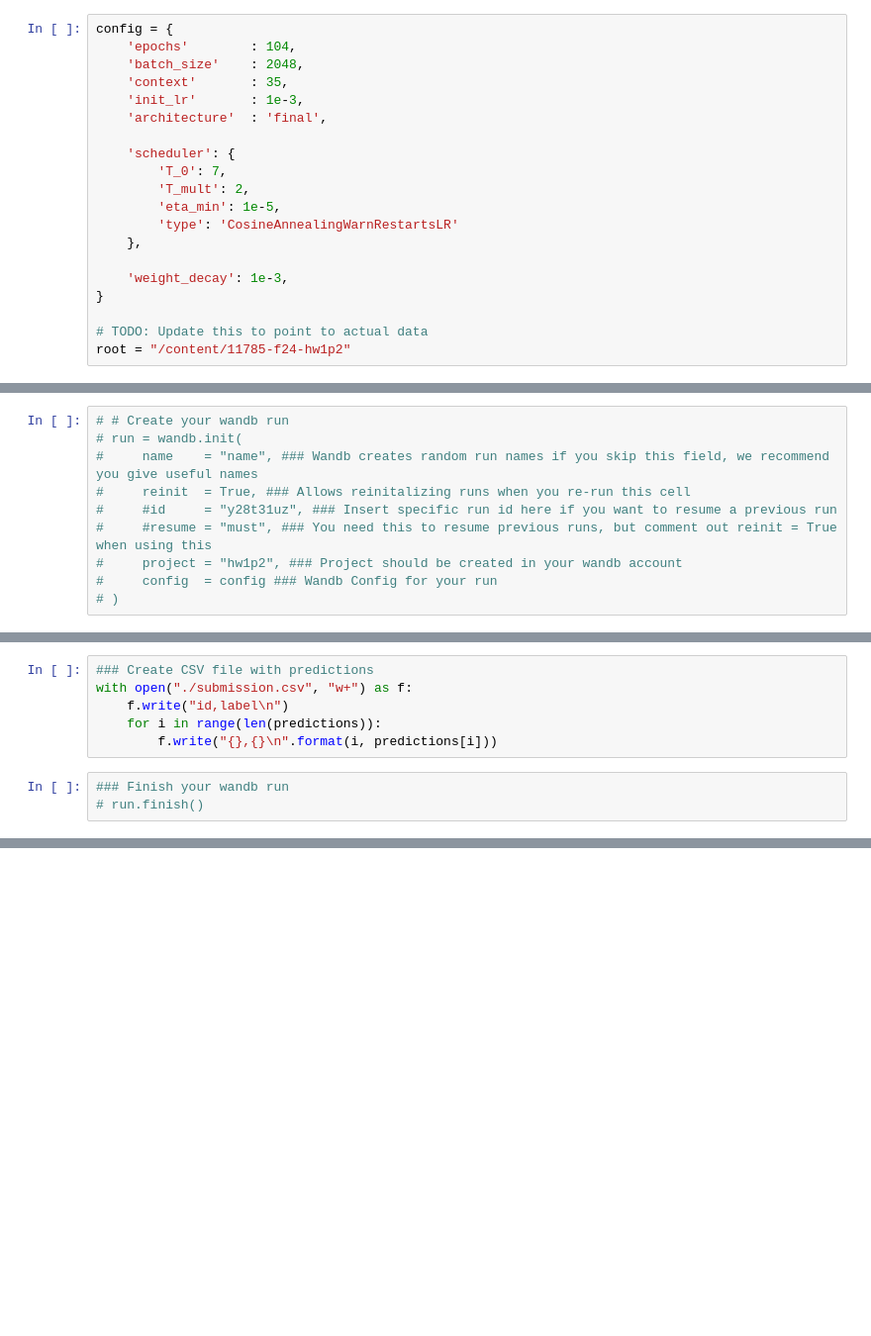
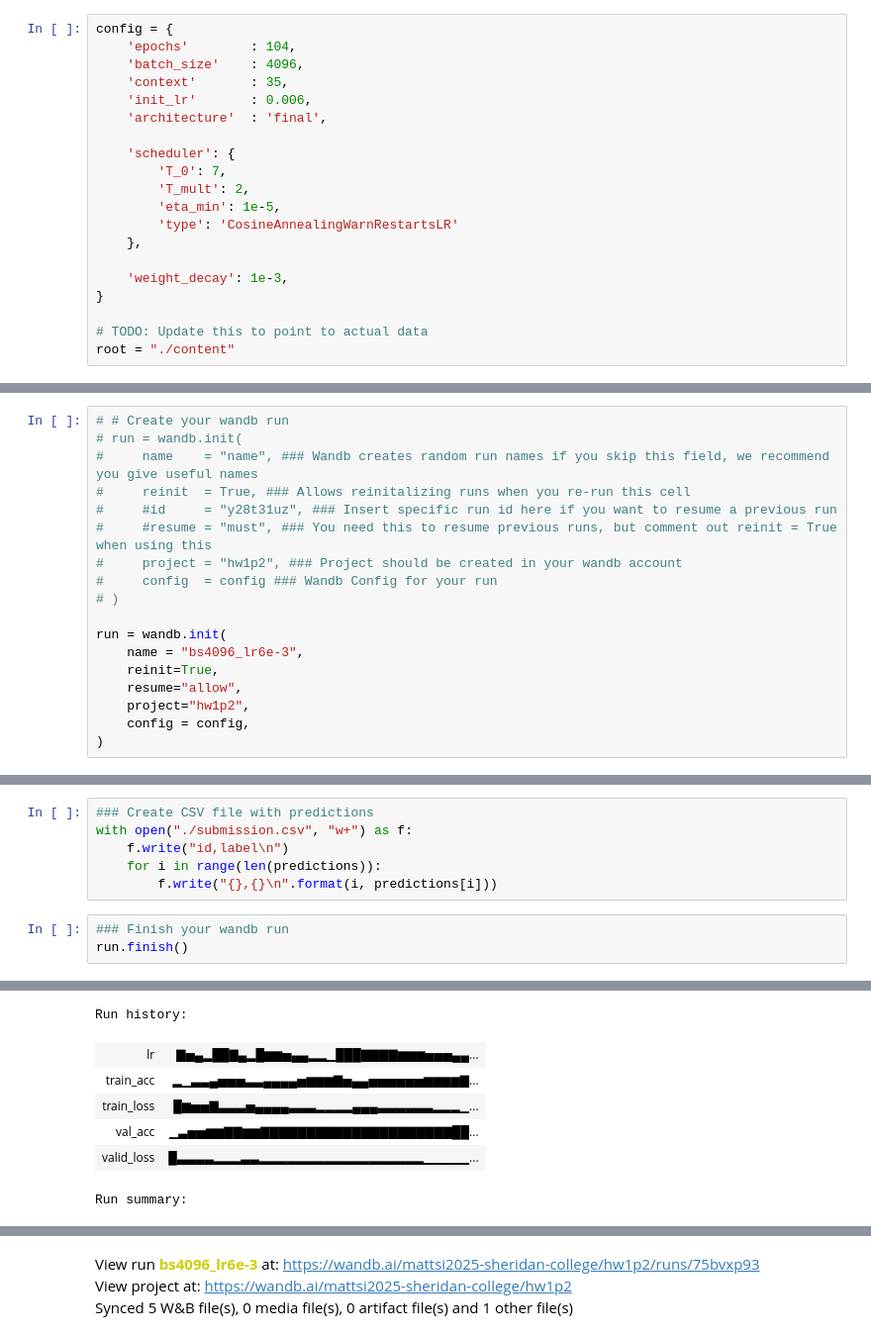
Before and after one commit to MattSi/IDL_F24, a Jupyter notebook: HW1/P2/HW1P2_Todo.ipynb, the cells around one changed output, grey strips where cells are left out. Shown at 99% size. Saved outputs shown, nothing was run; the diff lists cells and outputs as text; blank space fills up the shorter version.

Commit message:
add training process

```diff
--- a/HW1/P2/HW1P2_Todo.ipynb
+++ b/HW1/P2/HW1P2_Todo.ipynb
@@ -200,9 +185,9 @@ Storing your parameters and hyperparameters in a single configuration dictionary
 # %%
 config = {
     'epochs'        : 104,
-    'batch_size'    : 2048,
+    'batch_size'    : 4096,
     'context'       : 35,
-    'init_lr'       : 1e-3,
+    'init_lr'       : 0.006,
     'architecture'  : 'final',
 
     'scheduler': {
@@ -216,7 +201,7 @@ config = {
 }
 
 # TODO: Update this to point to actual data
-root = "/content/11785-f24-hw1p2"
+root = "./content"
 # %% [markdown]
 # Create Datasets
 # %%
@@ -487,4 +468,12 @@ True
 #     project = "hw1p2", ### Project should be created in your wandb account
 #     config  = config ### Wandb Config for your run
 # )
+
+run = wandb.init(
+    name = "bs4096_lr6e-3",
+    reinit=True,
+    resume="allow",
+    project="hw1p2",
+    config = config,
+)
 # %% [output]
@@ -604,4 +616,5 @@ with open("./submission.csv", "w+") as f:
         f.write("{},{}\n".format(i, predictions[i]))
 # %%
 ### Finish your wandb run
-# run.finish()
+run.finish()
+# %% [output]
@@ -607,0 +622,7 @@ with open("./submission.csv", "w+") as f:
+Run history:
+| lr | ▇▅▄▂██▇▄▂█▆▆▅▄▄▂▂▁███▇▇▇▇▆▆▆▅▅▅▄▄... |
+| train_acc | ▂▁▃▃▄▅▅▅▃▃▄▄▄▄▅▆▆▆▇▅▄▄▅▅▅▅▅▅▆▆▆▆▇... |
+| train_loss | █▆▅▅▇▃▃▃▅▄▄▄▄▃▃▃▂▂▂▂▄▄▄▃▃▃▃▃▃▂▂▂▁... |
+| val_acc | ▁▃▅▅▆▆▇▇▆▆▇▇▇▇▇▇▇▇▇▇▇▇▇▇▇▇▇▇▇▇▇██... |
+| valid_loss | █▃▃▃▃▂▂▂▃▃▂▂▂▂▂▂▂▂▂▂▂▂▂▂▂▂▂▂▁▁▁▁▁... |
+Run summary:
@@ -607,0 +634,3 @@ with open("./submission.csv", "w+") as f:
+View run bs4096_lr6e-3 at: https://wandb.ai/mattsi2025-sheridan-college/hw1p2/runs/75bvxp93
+View project at: https://wandb.ai/mattsi2025-sheridan-college/hw1p2
+Synced 5 W&B file(s), 0 media file(s), 0 artifact file(s) and 1 other file(s)
```
Also changed, not shown: parts of 13 cells of this notebook, 2 other files.
